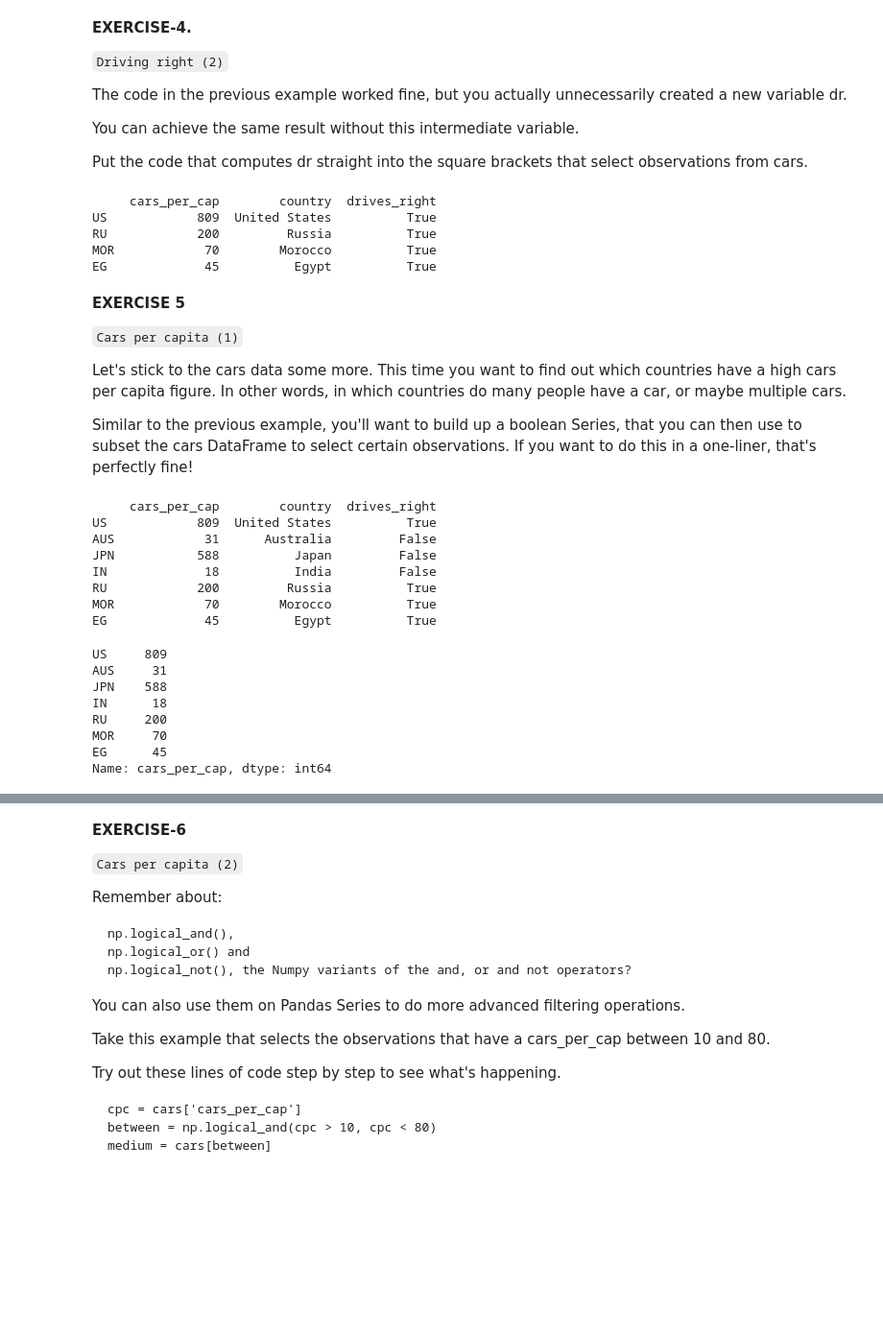
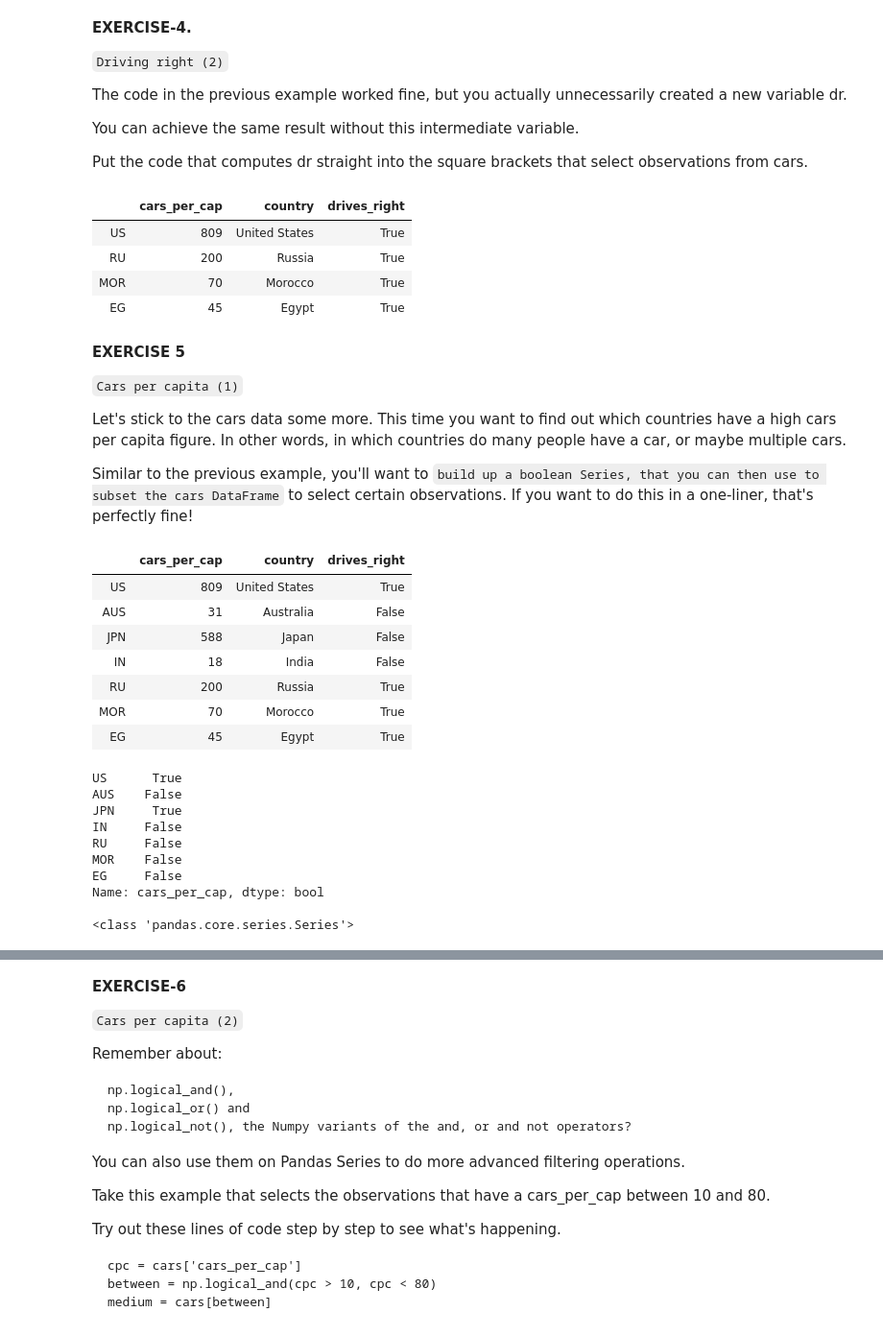
Before and after one commit to BeTKH/DataScieneinPython, a Jupyter notebook: 2. Intermediate Python.ipynb, the cells around one changed output, grey strips where cells are left out. Shown at 96% size. Saved outputs shown, nothing was run; the diff lists cells and outputs as text; code cells hidden in the pictures; blank space fills up the shorter version.

```diff
--- a/2. Intermediate Python.ipynb
+++ b/2. Intermediate Python.ipynb
@@ -1184,13 +1269,13 @@ cars = pd.read_csv('cars.csv', index_col = 0)
 sel = cars[cars['drives_right']]
 
 # Print sel
-print(sel)
+sel
 # %% [output]
-     cars_per_cap        country  drives_right
-US            809  United States          True
-RU            200         Russia          True
-MOR            70        Morocco          True
-EG             45          Egypt          True
+|  | cars_per_cap | country | drives_right |
+| US | 809 | United States | True |
+| RU | 200 | Russia | True |
+| MOR | 70 | Morocco | True |
+| EG | 45 | Egypt | True |
 # %% [markdown]
 **EXERCISE 5**
 
@@ -1199,37 +1284,45 @@ EG             45          Egypt          True
 
 Let's stick to the cars data some more. This time you want to find out which countries have a high cars per capita figure. In other words, in which countries do many people have a car, or maybe multiple cars.
 
-Similar to the previous example, you'll want to build up a boolean Series, that you can then use to subset the cars DataFrame to select certain observations. If you want to do this in a one-liner, that's perfectly fine!
+Similar to the previous example, you'll want to `build up a boolean Series, that you can then use to subset the cars DataFrame` to select certain observations. If you want to do this in a one-liner, that's perfectly fine!
 # %%
 # Import cars data
 import pandas as pd
 import numpy as np
 
 cars = pd.read_csv('cars.csv', index_col = 0)
-print(cars)
+cars
 # %% [output]
-     cars_per_cap        country  drives_right
-US            809  United States          True
-AUS            31      Australia         False
-JPN           588          Japan         False
-IN             18          India         False
-RU            200         Russia          True
-MOR            70        Morocco          True
-EG             45          Egypt          True
+|  | cars_per_cap | country | drives_right |
+| US | 809 | United States | True |
+| AUS | 31 | Australia | False |
+| JPN | 588 | Japan | False |
+| IN | 18 | India | False |
+| RU | 200 | Russia | True |
+| MOR | 70 | Morocco | True |
+| EG | 45 | Egypt | True |
 # %%
 # Create car_maniac: observations that have a cars_per_cap over 500
 
 cpc = cars.loc[: , "cars_per_cap"]
-print(cpc)
+
+#create pd.series which can be used to subset the dataframe
+many_cars = cpc > 500
+
+print(many_cars)
+print()
+print(type(many_cars))
 # %% [output]
-US     809
-AUS     31
-JPN    588
-IN      18
-RU     200
-MOR     70
-EG      45
-Name: cars_per_cap, dtype: int64
+US      True
+AUS    False
+JPN     True
+IN     False
+RU     False
+MOR    False
+EG     False
+Name: cars_per_cap, dtype: bool
+
+<class 'pandas.core.series.Series'>
 # %%
 # Use many_cars to subset cars, Store the result as car_maniac.
 
```
Also changed, not shown: parts of 44 cells of this notebook.
